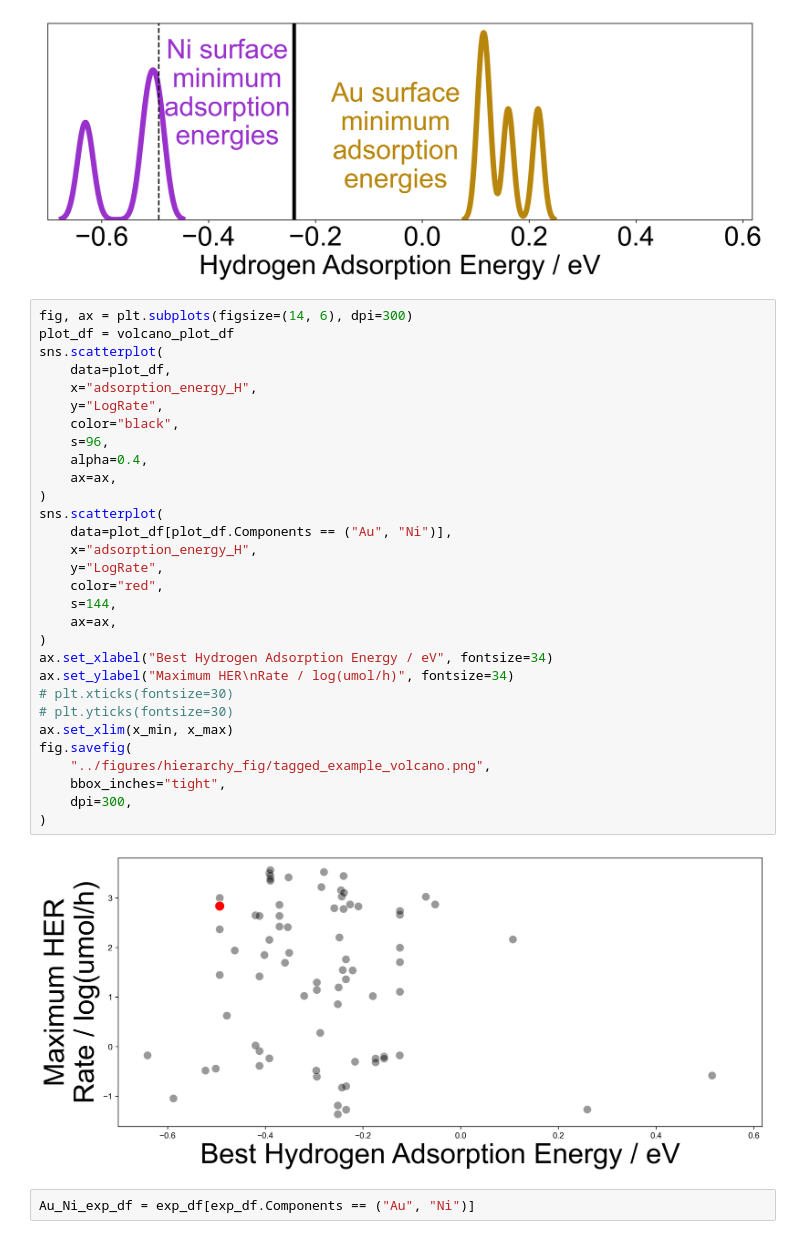
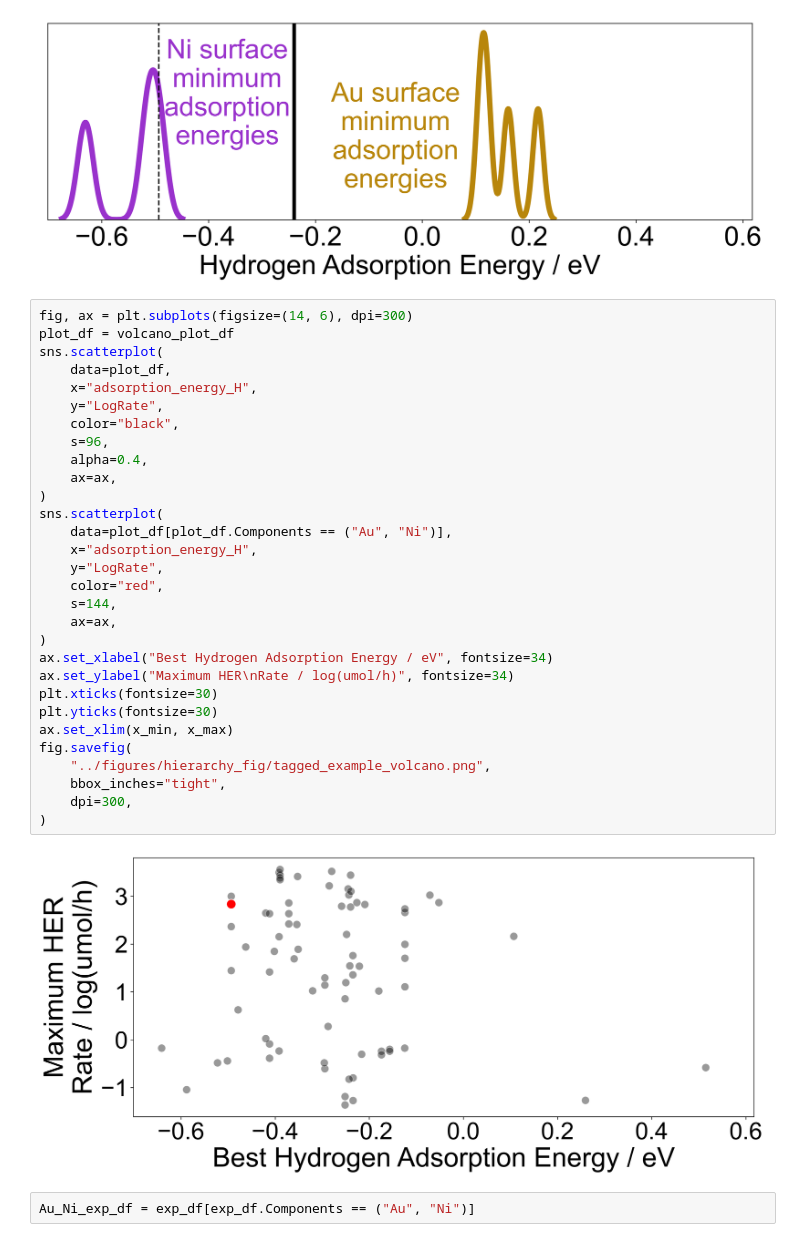
Before and after one commit to ulissigroup/DOE_HER, a Jupyter notebook: figure_code/hierarchy_fig.ipynb, the cells around one changed output. Cells and saved outputs as stored; diff of their text form.

```diff
--- a/figure_code/hierarchy_fig.ipynb
+++ b/figure_code/hierarchy_fig.ipynb
@@ -203,35 +203,35 @@ fig.savefig(
 # %%
 fig, ax = plt.subplots(figsize=(14, 6), dpi=300)
 plot_df = volcano_plot_df
 sns.scatterplot(
     data=plot_df,
     x="adsorption_energy_H",
     y="LogRate",
     color="black",
     s=96,
     alpha=0.4,
     ax=ax,
 )
 sns.scatterplot(
     data=plot_df[plot_df.Components == ("Au", "Ni")],
     x="adsorption_energy_H",
     y="LogRate",
     color="red",
     s=144,
     ax=ax,
 )
 ax.set_xlabel("Best Hydrogen Adsorption Energy / eV", fontsize=34)
 ax.set_ylabel("Maximum HER\nRate / log(umol/h)", fontsize=34)
-# plt.xticks(fontsize=30)
-# plt.yticks(fontsize=30)
+plt.xticks(fontsize=30)
+plt.yticks(fontsize=30)
 ax.set_xlim(x_min, x_max)
 fig.savefig(
     "../figures/hierarchy_fig/tagged_example_volcano.png",
     bbox_inches="tight",
     dpi=300,
 )
 # %% [output]
-[figure, old version]
+[figure, new version]
 # %%
 Au_Ni_exp_df = exp_df[exp_df.Components == ("Au", "Ni")]
 # %%
```
